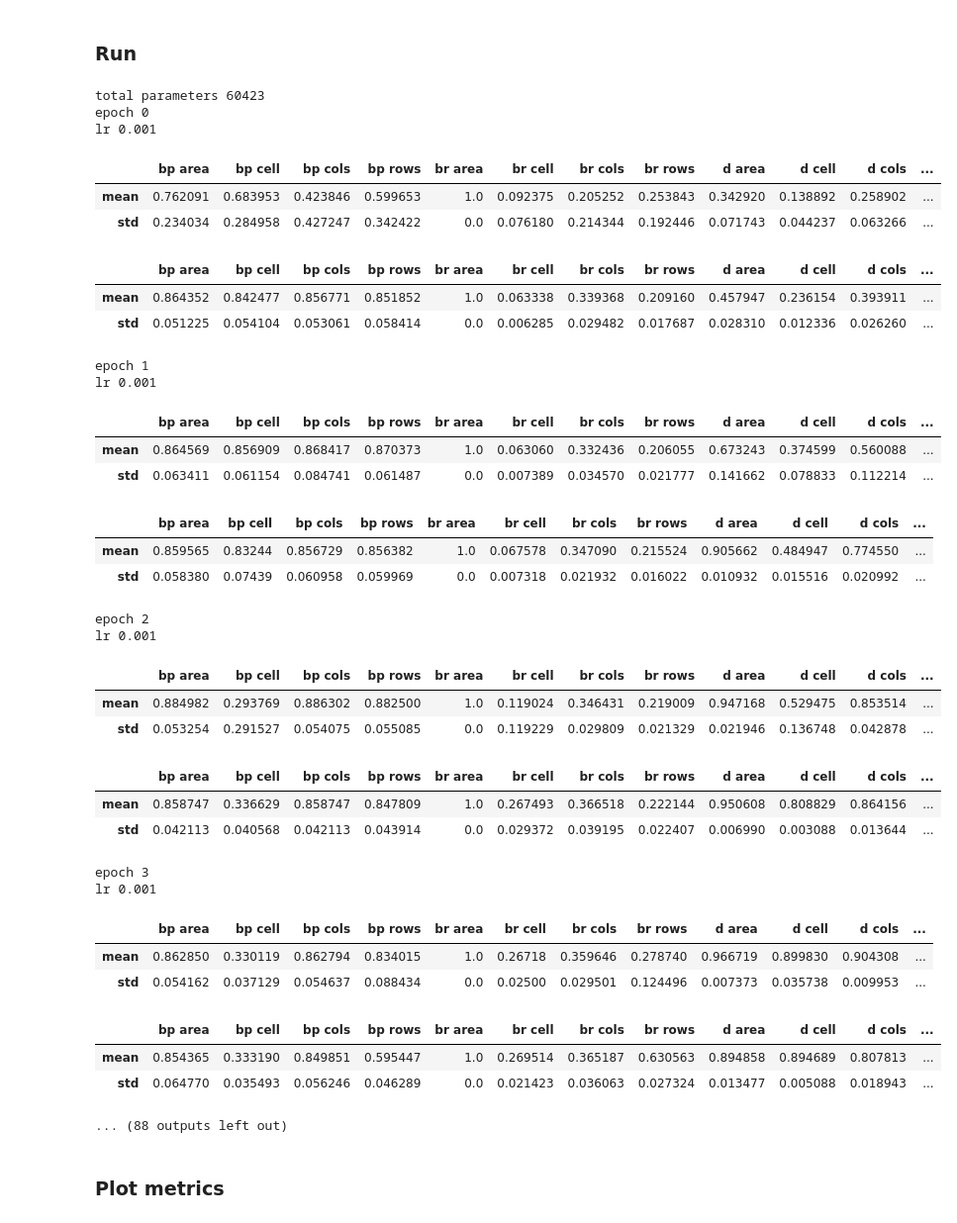
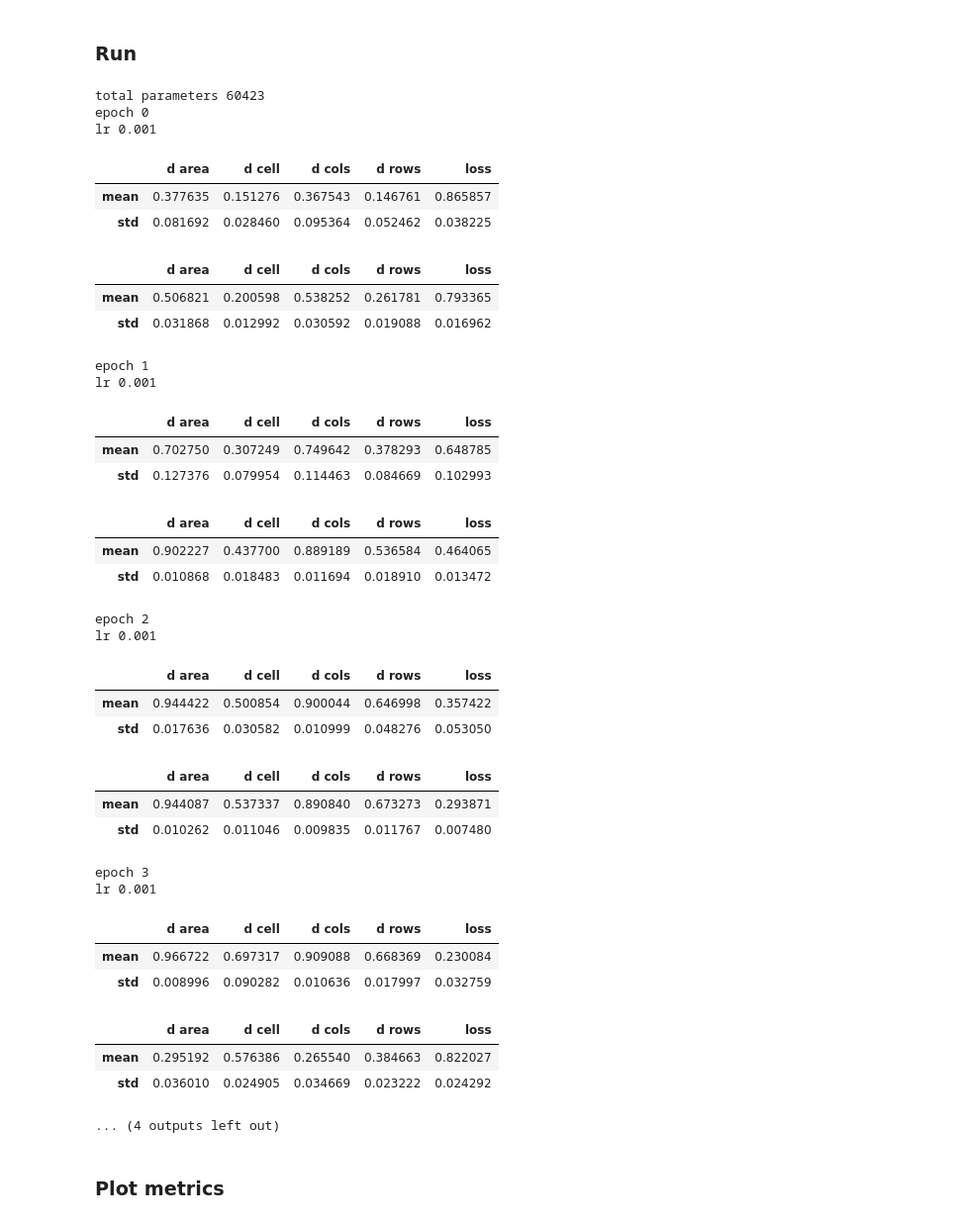
Before and after one commit to windj007/tablex-dataset, a Jupyter notebook: box_based_pytorch.ipynb, the cells around one changed output. Shown at 99% size. Drawn from its saved outputs; the diff is of its cells as text; code cells hidden in the pictures.

```diff
--- a/box_based_pytorch.ipynb
+++ b/box_based_pytorch.ipynb
@@ -411,8 +409,8 @@ def make_cpu(f):
 
 METRICS_DIMENSIONS_MEANING = (None, 'area', 'cell', 'rows', 'cols')
 METRICS = {'d' : (dice_coef, METRICS_DIMENSIONS_MEANING),
-           'bp' : (box_match_precision, METRICS_DIMENSIONS_MEANING),
-           'br' : (box_match_recall, METRICS_DIMENSIONS_MEANING),
+#            'bp' : (box_match_precision, METRICS_DIMENSIONS_MEANING),
+#            'br' : (box_match_recall, METRICS_DIMENSIONS_MEANING),
 #            'p' : px_precision,
 #            'r' : px_recall
            }
@@ -523,70 +521,70 @@ for epoch in range(EPOCHS_NUM):
         train_gen = DataLoader(SegmDataset(train_image_ids, imgaug_pipeline),
                                batch_size=BATCH_SIZE,
                                shuffle=True,
-                               num_workers=0)
+                               num_workers=4)
         val_gen = DataLoader(SegmDataset(val_image_ids, imgaug_pipeline),
                              batch_size=BATCH_SIZE,
                              shuffle=True,
-                             num_workers=0)
+                             num_workers=2)
         print('epoch', epoch)
 
         lr_factor = 0.5 ** (epoch // 20)
         lr = 1e-3 * lr_factor
         print('lr', lr)
         optimizer = Adam(net.parameters(), lr=lr)
 
         net.train()
         cur_train_metrics = run_network(net, train_gen, BATCHES_PER_EPOCH_TRAIN,
                                         criterion=LOSS,
                                         optimizer=optimizer)
         train_metrics.extend(cur_train_metrics)
         display(pandas.DataFrame(cur_train_metrics).describe().loc[['mean', 'std']])
 
         net.eval()
         cur_val_metrics = run_network(net, val_gen, BATCHES_PER_EPOCH_VAL,
                                       criterion=LOSS)
         val_metrics.extend(cur_val_metrics)
         display(pandas.DataFrame(cur_val_metrics).describe().loc[['mean', 'std']])
     finally:
         if train_gen:
             del train_gen
         if val_gen:
             del val_gen
 # %% [output]
 total parameters 60423
 epoch 0
 lr 0.001
-|  | bp area | bp cell | bp cols | bp rows | br area | br cell | br cols | br rows | d area | d cell | d cols | ... |
-| mean | 0.762091 | 0.683953 | 0.423846 | 0.599653 | 1.0 | 0.092375 | 0.205252 | 0.253843 | 0.342920 | 0.138892 | 0.258902 | ... |
-| std | 0.234034 | 0.284958 | 0.427247 | 0.342422 | 0.0 | 0.076180 | 0.214344 | 0.192446 | 0.071743 | 0.044237 | 0.063266 | ... |
+|  | d area | d cell | d cols | d rows | loss |
+| mean | 0.377635 | 0.151276 | 0.367543 | 0.146761 | 0.865857 |
+| std | 0.081692 | 0.028460 | 0.095364 | 0.052462 | 0.038225 |
-|  | bp area | bp cell | bp cols | bp rows | br area | br cell | br cols | br rows | d area | d cell | d cols | ... |
-| mean | 0.864352 | 0.842477 | 0.856771 | 0.851852 | 1.0 | 0.063338 | 0.339368 | 0.209160 | 0.457947 | 0.236154 | 0.393911 | ... |
-| std | 0.051225 | 0.054104 | 0.053061 | 0.058414 | 0.0 | 0.006285 | 0.029482 | 0.017687 | 0.028310 | 0.012336 | 0.026260 | ... |
+|  | d area | d cell | d cols | d rows | loss |
+| mean | 0.506821 | 0.200598 | 0.538252 | 0.261781 | 0.793365 |
+| std | 0.031868 | 0.012992 | 0.030592 | 0.019088 | 0.016962 |
 epoch 1
 lr 0.001
-|  | bp area | bp cell | bp cols | bp rows | br area | br cell | br cols | br rows | d area | d cell | d cols | ... |
-| mean | 0.864569 | 0.856909 | 0.868417 | 0.870373 | 1.0 | 0.063060 | 0.332436 | 0.206055 | 0.673243 | 0.374599 | 0.560088 | ... |
-| std | 0.063411 | 0.061154 | 0.084741 | 0.061487 | 0.0 | 0.007389 | 0.034570 | 0.021777 | 0.141662 | 0.078833 | 0.112214 | ... |
+|  | d area | d cell | d cols | d rows | loss |
+| mean | 0.702750 | 0.307249 | 0.749642 | 0.378293 | 0.648785 |
+| std | 0.127376 | 0.079954 | 0.114463 | 0.084669 | 0.102993 |
-|  | bp area | bp cell | bp cols | bp rows | br area | br cell | br cols | br rows | d area | d cell | d cols | ... |
-| mean | 0.859565 | 0.83244 | 0.856729 | 0.856382 | 1.0 | 0.067578 | 0.347090 | 0.215524 | 0.905662 | 0.484947 | 0.774550 | ... |
-| std | 0.058380 | 0.07439 | 0.060958 | 0.059969 | 0.0 | 0.007318 | 0.021932 | 0.016022 | 0.010932 | 0.015516 | 0.020992 | ... |
+|  | d area | d cell | d cols | d rows | loss |
+| mean | 0.902227 | 0.437700 | 0.889189 | 0.536584 | 0.464065 |
+| std | 0.010868 | 0.018483 | 0.011694 | 0.018910 | 0.013472 |
 epoch 2
 lr 0.001
-|  | bp area | bp cell | bp cols | bp rows | br area | br cell | br cols | br rows | d area | d cell | d cols | ... |
-| mean | 0.884982 | 0.293769 | 0.886302 | 0.882500 | 1.0 | 0.119024 | 0.346431 | 0.219009 | 0.947168 | 0.529475 | 0.853514 | ... |
-| std | 0.053254 | 0.291527 | 0.054075 | 0.055085 | 0.0 | 0.119229 | 0.029809 | 0.021329 | 0.021946 | 0.136748 | 0.042878 | ... |
+|  | d area | d cell | d cols | d rows | loss |
+| mean | 0.944422 | 0.500854 | 0.900044 | 0.646998 | 0.357422 |
+| std | 0.017636 | 0.030582 | 0.010999 | 0.048276 | 0.053050 |
-|  | bp area | bp cell | bp cols | bp rows | br area | br cell | br cols | br rows | d area | d cell | d cols | ... |
-| mean | 0.858747 | 0.336629 | 0.858747 | 0.847809 | 1.0 | 0.267493 | 0.366518 | 0.222144 | 0.950608 | 0.808829 | 0.864156 | ... |
-| std | 0.042113 | 0.040568 | 0.042113 | 0.043914 | 0.0 | 0.029372 | 0.039195 | 0.022407 | 0.006990 | 0.003088 | 0.013644 | ... |
+|  | d area | d cell | d cols | d rows | loss |
+| mean | 0.944087 | 0.537337 | 0.890840 | 0.673273 | 0.293871 |
+| std | 0.010262 | 0.011046 | 0.009835 | 0.011767 | 0.007480 |
 epoch 3
 lr 0.001
-|  | bp area | bp cell | bp cols | bp rows | br area | br cell | br cols | br rows | d area | d cell | d cols | ... |
-| mean | 0.862850 | 0.330119 | 0.862794 | 0.834015 | 1.0 | 0.26718 | 0.359646 | 0.278740 | 0.966719 | 0.899830 | 0.904308 | ... |
-| std | 0.054162 | 0.037129 | 0.054637 | 0.088434 | 0.0 | 0.02500 | 0.029501 | 0.124496 | 0.007373 | 0.035738 | 0.009953 | ... |
+|  | d area | d cell | d cols | d rows | loss |
+| mean | 0.966722 | 0.697317 | 0.909088 | 0.668369 | 0.230084 |
+| std | 0.008996 | 0.090282 | 0.010636 | 0.017997 | 0.032759 |
-|  | bp area | bp cell | bp cols | bp rows | br area | br cell | br cols | br rows | d area | d cell | d cols | ... |
-| mean | 0.854365 | 0.333190 | 0.849851 | 0.595447 | 1.0 | 0.269514 | 0.365187 | 0.630563 | 0.894858 | 0.894689 | 0.807813 | ... |
-| std | 0.064770 | 0.035493 | 0.056246 | 0.046289 | 0.0 | 0.021423 | 0.036063 | 0.027324 | 0.013477 | 0.005088 | 0.018943 | ... |
+|  | d area | d cell | d cols | d rows | loss |
+| mean | 0.295192 | 0.576386 | 0.265540 | 0.384663 | 0.822027 |
+| std | 0.036010 | 0.024905 | 0.034669 | 0.023222 | 0.024292 |
-... (88 outputs left out)
+... (4 outputs left out)
 # %% [markdown]
 ### Plot metrics
 # %%
```
Also changed, not shown: parts of 7 cells of this notebook, 8 other files.
